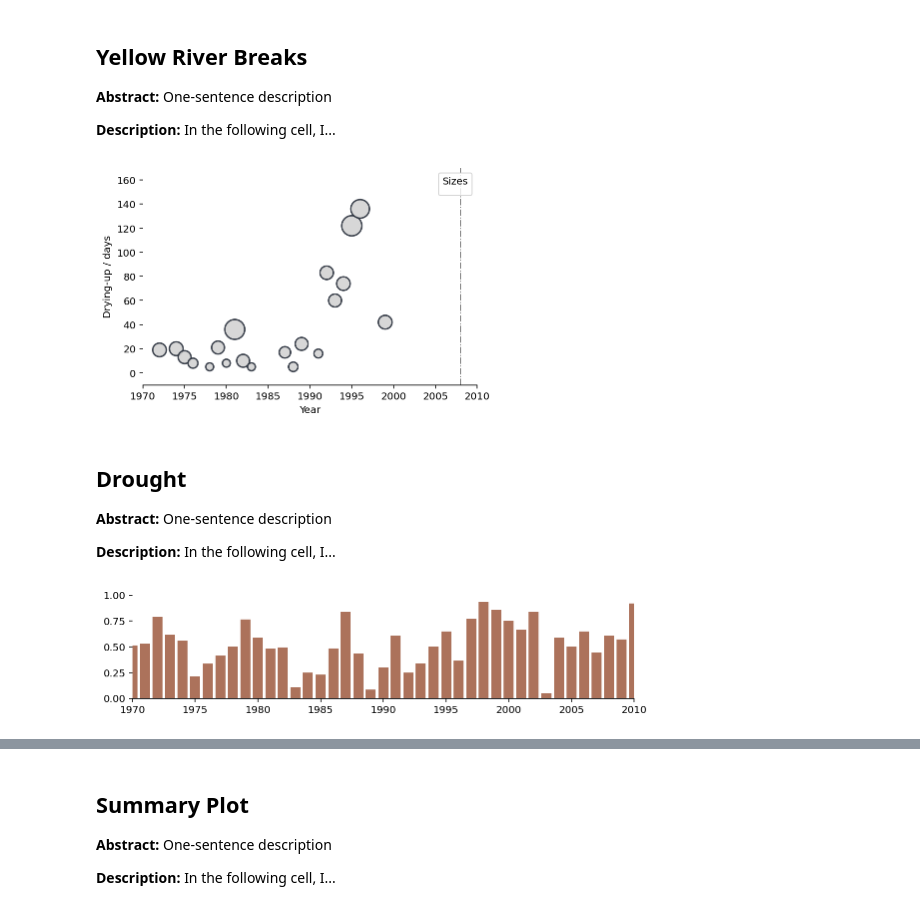
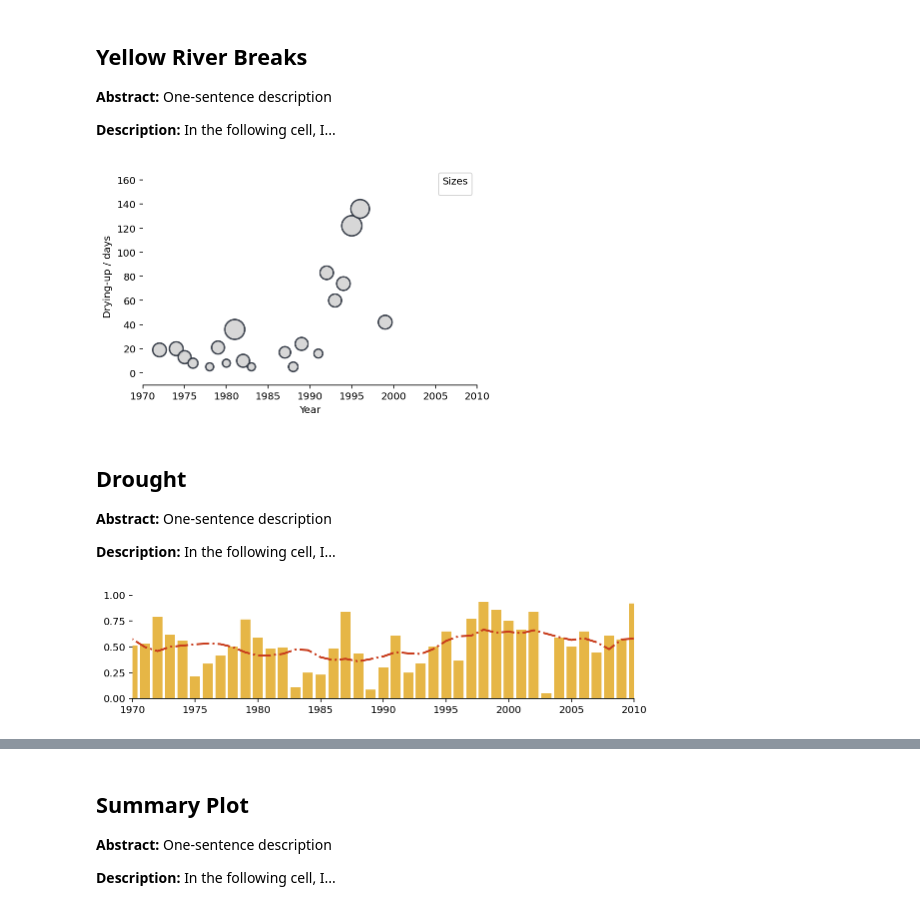
Before and after one commit to SongshGeo/Water-Allocation-Institution, a Jupyter notebook: notebooks/04_ContextPlotting.ipynb, the cells around one changed output, grey strips where cells are left out. Saved outputs shown, nothing was run; the diff lists cells and outputs as text; code cells hidden in the pictures.

```diff
--- a/notebooks/04_ContextPlotting.ipynb
+++ b/notebooks/04_ContextPlotting.ipynb
@@ -67,7 +67,7 @@ def plot_outage(ax=None):
 #     ax.axvline(1987, ls=':', color=nature_colors['NS'], lw=3, label='Policy 1', zorder=0)
 #     ax.axvline(1998, ls=':', color=nature_colors['NG'], lw=3, label='Policy 2', zorder=0)
 #     ax.axvline(1978, ls='-.', color='gray', lw=1, label='Study period division')
-    ax.axvline(2008, ls='-.', color='gray', lw=1)
+#     ax.axvline(2008, ls='-.', color='gray', lw=1)
     ax.spines['top'].set_visible(False)
     ax.spines['left'].set_visible(False)
     ax.spines['right'].set_visible(False)
@@ -85,10 +85,9 @@ fig, ax = plt.subplots()
 scatter = plot_outage(ax=ax)
 handles, labels = scatter.legend_elements(prop="sizes", alpha=0.9)
 legend2 = ax.legend(handles, labels, loc="upper right", title="Sizes")
-plt.savefig("figs/outputs/drying_up.jpg", dpi=300);
 plt.show();
 # %% [output]
-[figure, old version]
+[figure, new version]
 # %% [markdown]
 ## Drought
 
@@ -99,23 +98,25 @@ One-sentence description
 In the following cell, I...
 # %%
 drought = pd.read_excel(r"data/source/干旱严重程度.xlsx", index_col=0)
+drought.columns = [f'm{i}' for i in (1, 3, 6, 12)]
 col = "m1"
 
 def plot_drought(col, ax=None):
     if not ax:
         fig, ax = plt.subplots(figsize=(9, 2))
-    drought.columns = [f'm{i}' for i in (1, 3, 6, 12)]
+    mean_10 = drought.rolling(window=10, min_periods=10, center=True).mean()[col]
     # drought[col].plot.bar(ax=ax)
-    ax.bar(x=drought[col].index, height=drought[col].values, color="#984f32", alpha=0.8, label='Drought', zorder=0)
+    ax.bar(x=drought[col].index, height=drought[col].values, color="#e0a418", alpha=0.8, label='Drought', zorder=0)
+    ax.plot(mean_10.index, mean_10.values, ls="-.", lw=2, color=nature_colors['NS'], label='10yrs-Avg. drought index')
     ax.set_xlim(1970, 2010)
     ax.axhline()
     ax.spines['top'].set_visible(False)
     ax.spines['left'].set_visible(False)
     ax.spines['right'].set_visible(False)
     ax.spines['bottom'].set_visible(True)
 
 
 plot_drought(col)
 plt.show();
 # %% [output]
-[figure, old version]
+[figure, new version]
```
Also changed, not shown: parts of 5 cells of this notebook, 5 other files.
